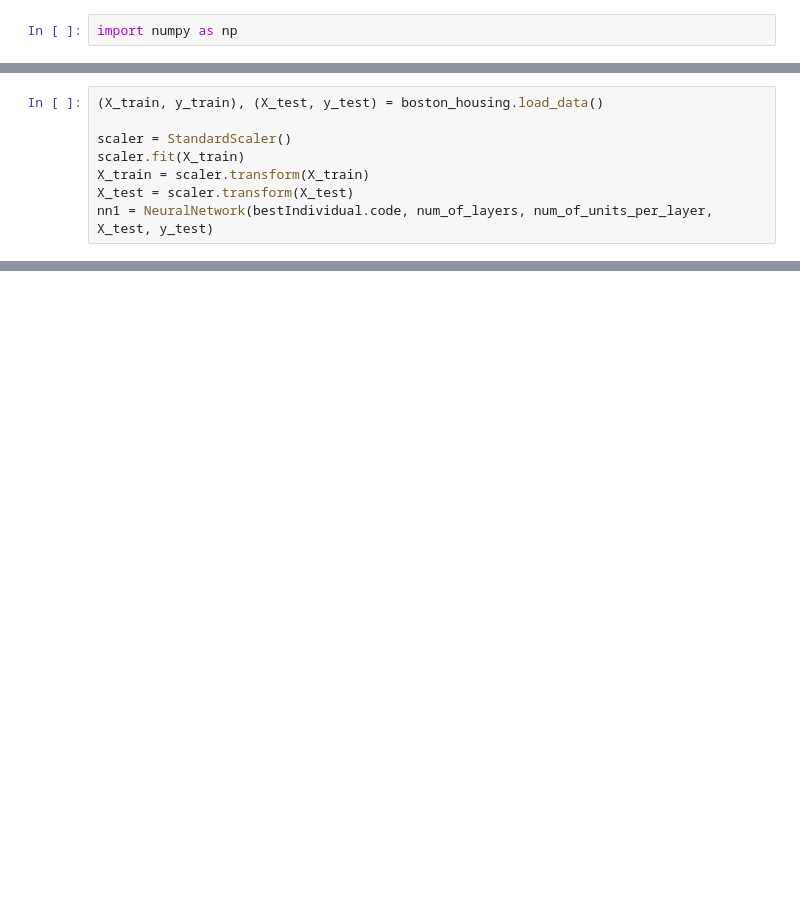
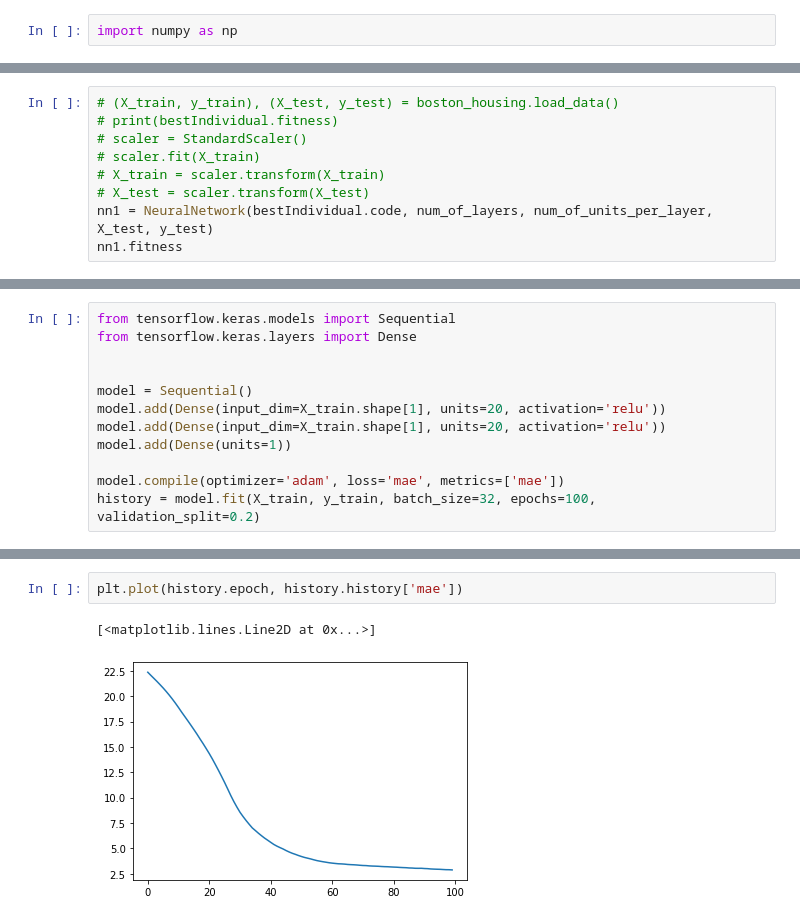
Before and after one commit to bogdanis7/BogdanMarkovic_Neuroevolution, a Jupyter notebook: Neuroevolution.ipynb, the cells around one changed output, grey strips where cells are left out. Drawn from its saved outputs; the diff is of its cells as text; blank space fills up the shorter version.

```diff
--- a/Neuroevolution.ipynb
+++ b/Neuroevolution.ipynb
@@ -190,8 +226,9 @@ fitness: -7.722103367001569
 # %%
-(X_train, y_train), (X_test, y_test) = boston_housing.load_data()
-
-scaler = StandardScaler()
-scaler.fit(X_train)
-X_train = scaler.transform(X_train)
-X_test = scaler.transform(X_test)
+# (X_train, y_train), (X_test, y_test) = boston_housing.load_data()
+# print(bestIndividual.fitness)
+# scaler = StandardScaler()
+# scaler.fit(X_train)
+# X_train = scaler.transform(X_train)
+# X_test = scaler.transform(X_test)
 nn1 = NeuralNetwork(bestIndividual.code, num_of_layers, num_of_units_per_layer, X_test, y_test)
+nn1.fitness
@@ -200,0 +259,12 @@ for i in range(102):
+# %%
+from tensorflow.keras.models import Sequential
+from tensorflow.keras.layers import Dense
+
+
+model = Sequential()
+model.add(Dense(input_dim=X_train.shape[1], units=20, activation='relu'))
+model.add(Dense(input_dim=X_train.shape[1], units=20, activation='relu'))
+model.add(Dense(units=1))
+
+model.compile(optimizer='adam', loss='mae', metrics=['mae'])
+history = model.fit(X_train, y_train, batch_size=32, epochs=100, validation_split=0.2)
@@ -200,0 +294,5 @@ for i in range(102):
+# %%
+plt.plot(history.epoch, history.history['mae'])
+# %% [output]
+[<matplotlib.lines.Line2D at 0x...>]
+[figure, added]
```
Also changed, not shown: parts of 15 cells of this notebook, 1 other file.
